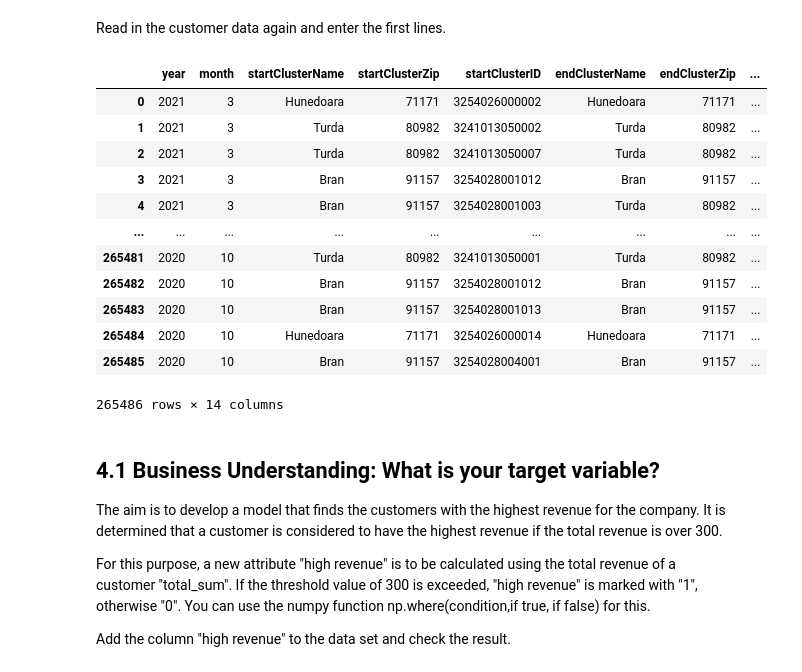
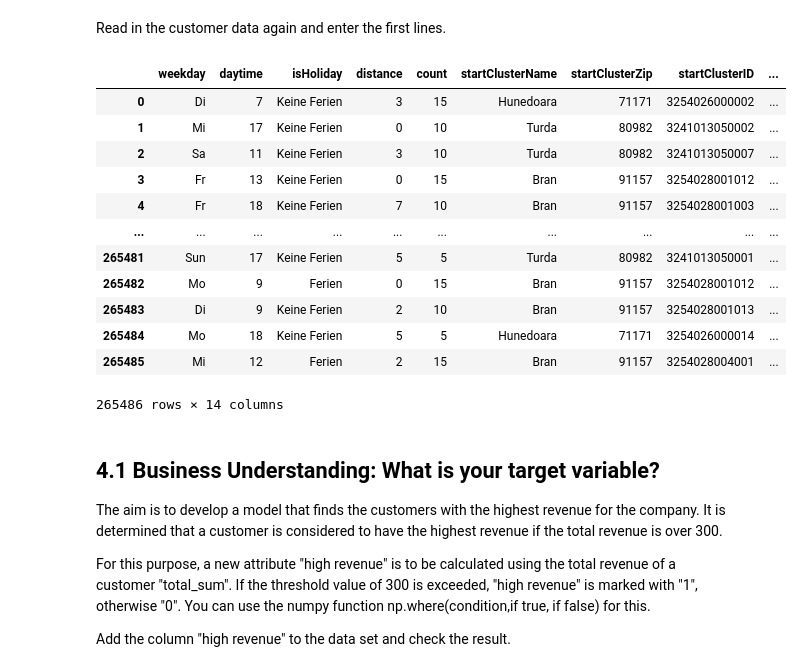
Before and after one commit to jordantatue/datamining, a Jupyter notebook: model_evaluation.ipynb, the cells around one changed output. Saved outputs shown, nothing was run; the diff lists cells and outputs as text; code cells hidden in the pictures.

```diff
--- a/model_evaluation.ipynb
+++ b/model_evaluation.ipynb
@@ -24,21 +24,21 @@ import matplotlib.pyplot as plt
 # %% [markdown]
 Read in the customer data again and enter the first lines.
 # %%
-df = pd.read_csv('discrating_data.csv')
+df = pd.read_csv('prepared_data.csv')
 df
 # %% [output]
-|  | year | month | startClusterName | startClusterZip | startClusterID | endClusterName | endClusterZip | ... |
-| 0 | 2021 | 3 | Hunedoara | 71171 | 3254026000002 | Hunedoara | 71171 | ... |
-| 1 | 2021 | 3 | Turda | 80982 | 3241013050002 | Turda | 80982 | ... |
-| 2 | 2021 | 3 | Turda | 80982 | 3241013050007 | Turda | 80982 | ... |
-| 3 | 2021 | 3 | Bran | 91157 | 3254028001012 | Bran | 91157 | ... |
-| 4 | 2021 | 3 | Bran | 91157 | 3254028001003 | Turda | 80982 | ... |
-| ... | ... | ... | ... | ... | ... | ... | ... | ... |
-| 265481 | 2020 | 10 | Turda | 80982 | 3241013050001 | Turda | 80982 | ... |
-| 265482 | 2020 | 10 | Bran | 91157 | 3254028001012 | Bran | 91157 | ... |
-| 265483 | 2020 | 10 | Bran | 91157 | 3254028001013 | Bran | 91157 | ... |
-| 265484 | 2020 | 10 | Hunedoara | 71171 | 3254026000014 | Hunedoara | 71171 | ... |
-| 265485 | 2020 | 10 | Bran | 91157 | 3254028004001 | Bran | 91157 | ... |
+|  | weekday | daytime | isHoliday | distance | count | startClusterName | startClusterZip | startClusterID | ... |
+| 0 | Di | 7 | Keine Ferien | 3 | 15 | Hunedoara | 71171 | 3254026000002 | ... |
+| 1 | Mi | 17 | Keine Ferien | 0 | 10 | Turda | 80982 | 3241013050002 | ... |
+| 2 | Sa | 11 | Keine Ferien | 3 | 10 | Turda | 80982 | 3241013050007 | ... |
+| 3 | Fr | 13 | Keine Ferien | 0 | 15 | Bran | 91157 | 3254028001012 | ... |
+| 4 | Fr | 18 | Keine Ferien | 7 | 10 | Bran | 91157 | 3254028001003 | ... |
+| ... | ... | ... | ... | ... | ... | ... | ... | ... | ... |
+| 265481 | Sun | 17 | Keine Ferien | 5 | 5 | Turda | 80982 | 3241013050001 | ... |
+| 265482 | Mo | 9 | Ferien | 0 | 15 | Bran | 91157 | 3254028001012 | ... |
+| 265483 | Di | 9 | Keine Ferien | 2 | 10 | Bran | 91157 | 3254028001013 | ... |
+| 265484 | Mo | 18 | Keine Ferien | 5 | 5 | Hunedoara | 71171 | 3254026000014 | ... |
+| 265485 | Mi | 12 | Ferien | 2 | 15 | Bran | 91157 | 3254028004001 | ... |
 265486 rows × 14 columns
 # %% [markdown]
 ## 4.1 Business Understanding: What is your target variable?
```
Also changed, not shown: parts of 2 cells of this notebook, 1 other file.
